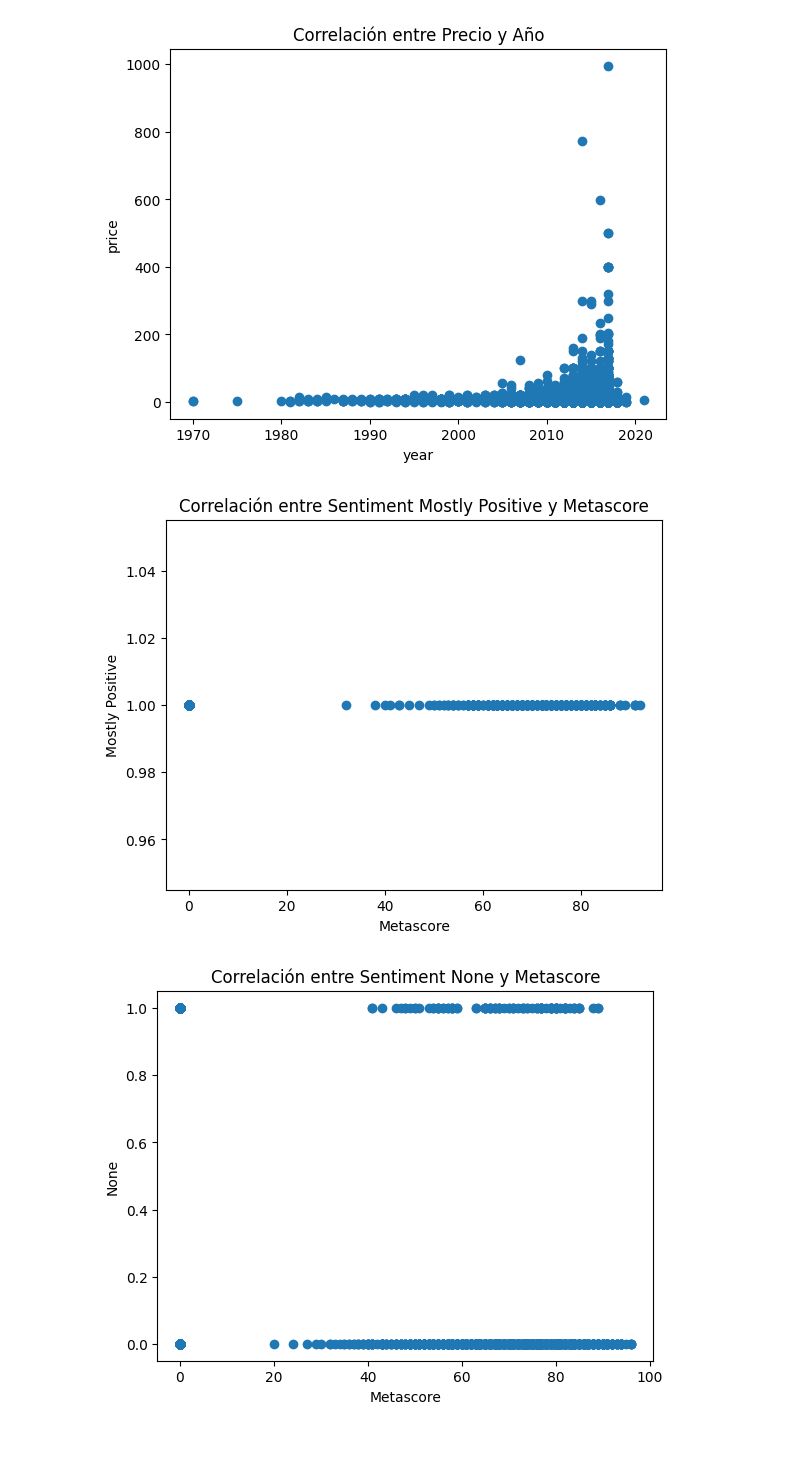
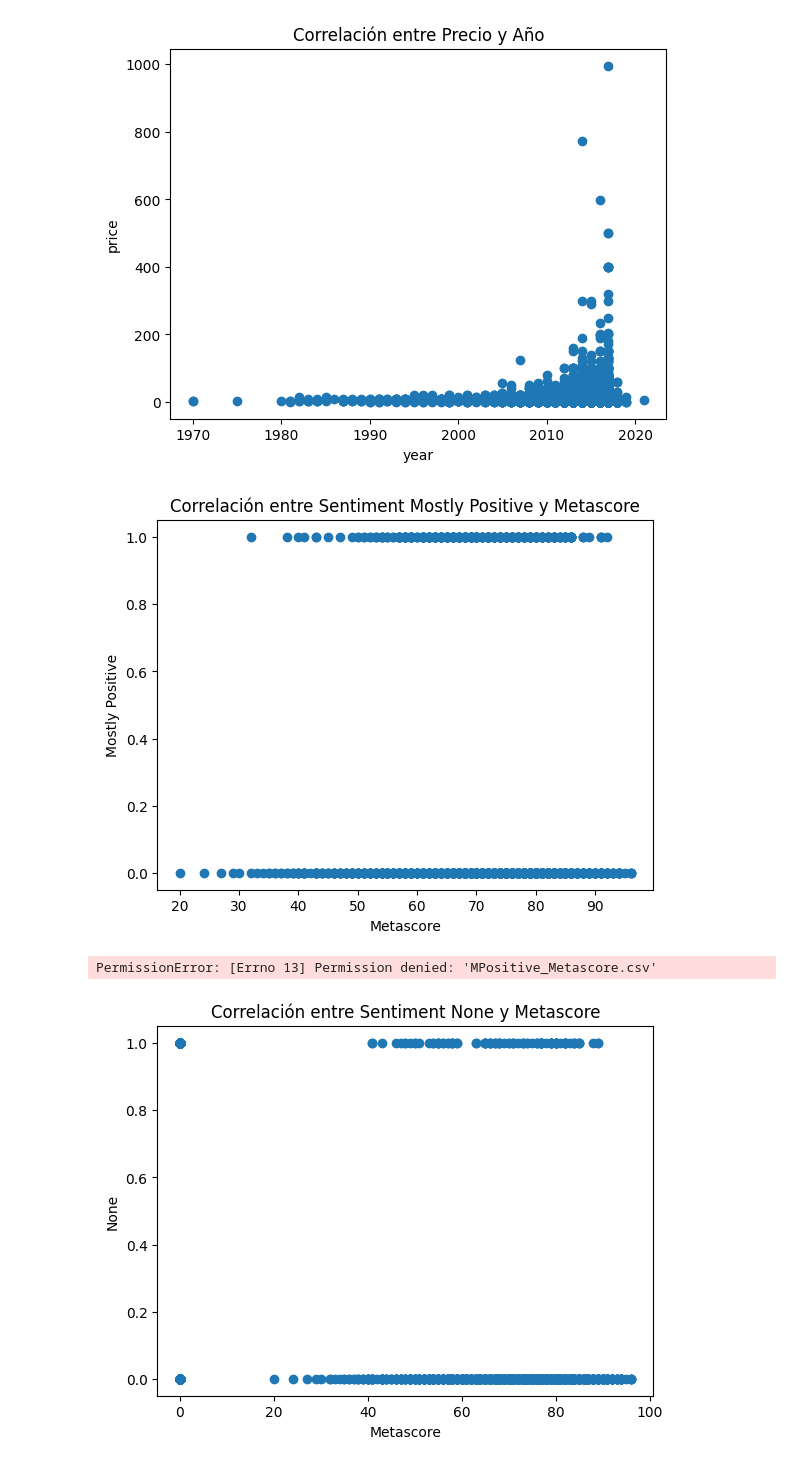
Before and after one commit to eduardovivarp/venv, a Jupyter notebook: EDA.ipynb, the cells around one changed output. Drawn from its saved outputs; the diff is of its cells as text; code cells hidden in the pictures.

```diff
--- a/EDA.ipynb
+++ b/EDA.ipynb
@@ -237,15 +239,17 @@ plt.show()
 [figure]
 # %%
 # Preguntas?
-# ¿Hay una correlación entre el over negative y el precio
-df_solo_overneg = df[df['Mostly Positive']>0]
-plt.scatter(df_solo_overneg['metascore'], df_solo_overneg['Mostly Positive'])
+# ¿Hay una correlación entre el Mostly Positive y el Metascore
+df_solo_mostlypos = df[df['metascore']>0]
+plt.scatter(df_solo_mostlypos['metascore'], df_solo_mostlypos['Mostly Positive'])
 plt.xlabel('Metascore')
 plt.ylabel('Mostly Positive')
 plt.title('Correlación entre Sentiment Mostly Positive y Metascore')
 plt.show()
+df_solo_mostlypos[['Mostly Positive','metascore']].to_csv("MPositive_Metascore.csv", index=False)
 # %% [output]
-[figure, old version]
+[figure, new version]
+PermissionError: [Errno 13] Permission denied: 'MPositive_Metascore.csv'
 # %%
 #Correlaciones entre metascore y sentiment, solo sentimientos positivos
 df_correlacion = df[['metascore','None', 'Mostly Positive', 'Mixed', 'Very Positive',
```
Also changed, not shown: parts of 1 cell of this notebook, 7 other files.
